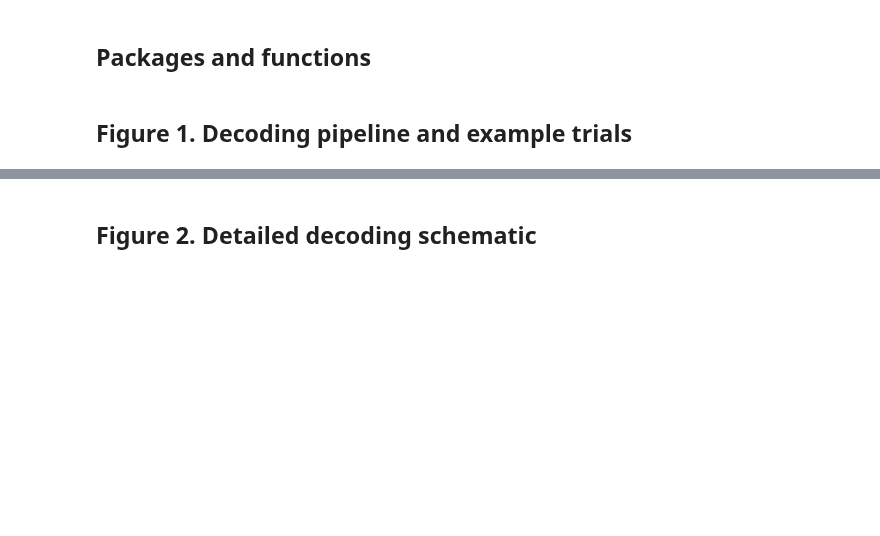
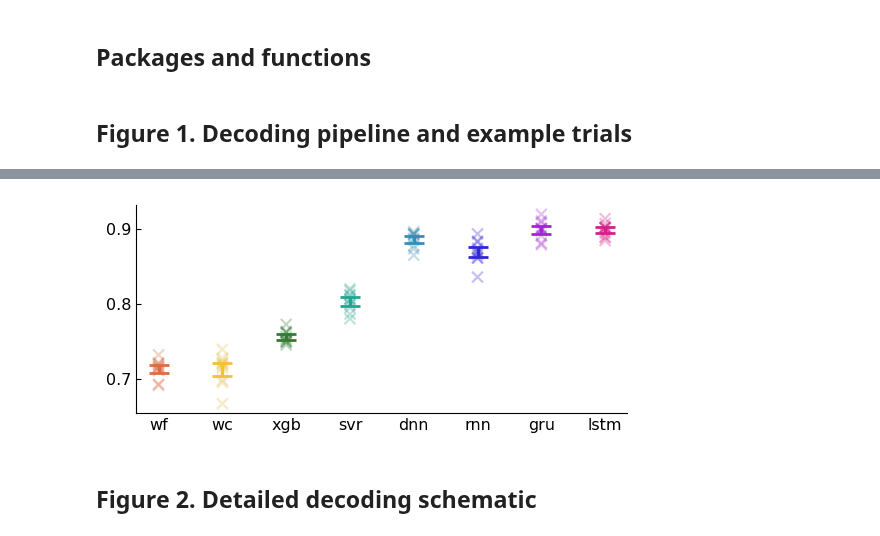
Before and after one commit to mayolabvision/NeuralDecoding, a Jupyter notebook: analyses/Manuscript_FinalPlots2.ipynb, the cells around one changed output, grey strips where cells are left out. Drawn from its saved outputs; the diff is of its cells as text; code cells hidden in the pictures; blank space fills up the shorter version.

```diff
--- a/analyses/Manuscript_FinalPlots2.ipynb
+++ b/analyses/Manuscript_FinalPlots2.ipynb
@@ -580,42 +597,44 @@ plt.rcParams.update({'font.size': 12})
 fig.tight_layout()
 
 val = 'R2_test_mn'
-wf,wc,xgb,svr,dnn,rnn,gru,lstm = get_dfVal_folds(df,o='position',em='R2',val=val)
+wf,wc,xgb,svr,dnn,rnn,gru,lstm = get_dfVal_folds(df,o='position',val=val)
 
 if val=='rmse_test_mn' or val=='rmse_train_mn':
     for i in range(10):
-        yr_true, yr_pred = get_eyeTraces(df,c_train,ya_train,yp_train,o='position',mdl=3,fold=i,em='R2')
-        ye_true, ye_pred = get_eyeTraces(df,c_test,ya_test,yp_test,o='position',mdl=3,fold=i,em='R2')
+        yr_true, yr_pred = get_eyeTraces(df,c_train,ya_train,yp_train,o='position',mdl=3,fold=i)
+        ye_true, ye_pred = get_eyeTraces(df,c_test,ya_test,yp_test,o='position',mdl=3,fold=i)
         svr[i] = get_RMSE(ye_true, ye_pred * np.std(yr_true,axis=0)).mean()
 
 n=10
 means=([np.mean(wf),np.mean(wc),np.mean(xgb),np.mean(svr),np.mean(dnn),np.mean(rnn),np.mean(gru),np.mean(lstm)])
 err=([np.std(wf)*np.sqrt(1./n+1./(n-1)),np.std(wc)*np.sqrt(1./n+1./(n-1)),np.std(xgb)*np.sqrt(1./n+1./(n-1)),np.std(svr)*np.sqrt(1./n+1./(n-1)),np.std(dnn)*np.sqrt(1./n+1./(n-1)),np.std(rnn)*np.sqrt(1./n+1./(n-1)),np.std(gru)*np.sqrt(1./n+1./(n-1)),np.std(lstm)*np.sqrt(1./n+1./(n-1))])
 
 ind = np.arange(len(err)) #X values for plotting
 for pos, y, yerr, color in zip(ind, means, err, cols): #Loop through methods and plot error bars
     ax.errorbar(pos, y, yerr, lw=2.5, capsize=7.5, capthick=2, color=color)
 
     ax.set_xticks(np.arange(8))
     ax.set_xticklabels(['wf','wc','xgb','svr','dnn','rnn','gru','lstm'], rotation=0)
     ax.set_yticks([0.7,0.8,0.9])
     #ax.set_ylim([0.6,0.95])
 
     #Remove right and top boundaries, and make ticks inward
     ax.tick_params(direction='in',bottom=0)
     ax.spines['right'].set_color('none')
     ax.spines['top'].set_color('none')
 
     #Plot individual R2 values for each fold as an 'x'
     scatter_x=np.reshape(np.transpose(np.ones((10,1))*range(8)),(80,1)) #Get x values for plotting (first 10 will have an x value of 0, second 10 will have an x value of 1, etc)
     scatter_y=np.concatenate((wf,wc,xgb,svr,dnn,rnn,gru,lstm),axis=0) #Y values for plotting
     colors_list=[] #Create a list of the colors that should be used when plotting each 'x'
     for i in scatter_x.astype(int).reshape((1,-1))[0]:
         colors_list.append(cols[i])
 
     ax.scatter(scatter_x,scatter_y,c=colors_list,marker='x',s=60,alpha=0.04)
 
 fig.savefig(FIG_FOLDER+'/r2_10folds.png', dpi=600, bbox_inches='tight')
+# %% [output]
+[figure, added]
 # %% [markdown]
 ## Figure 2. Detailed decoding schematic
 # %%
```
Also changed, not shown: parts of 7 cells of this notebook, 5 other files.
